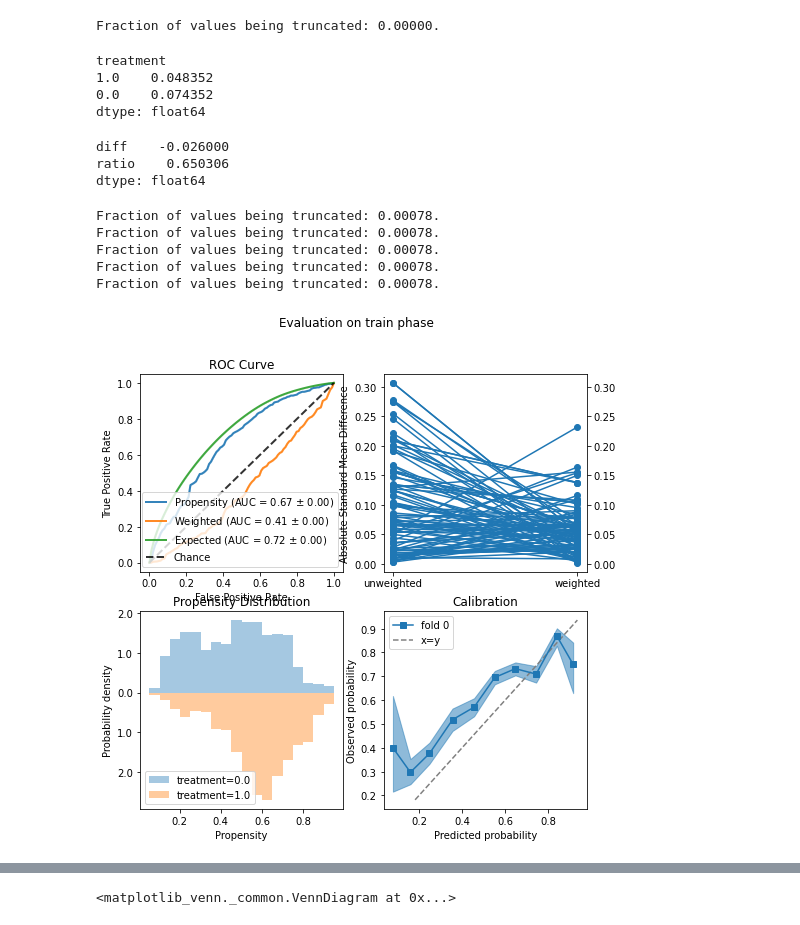
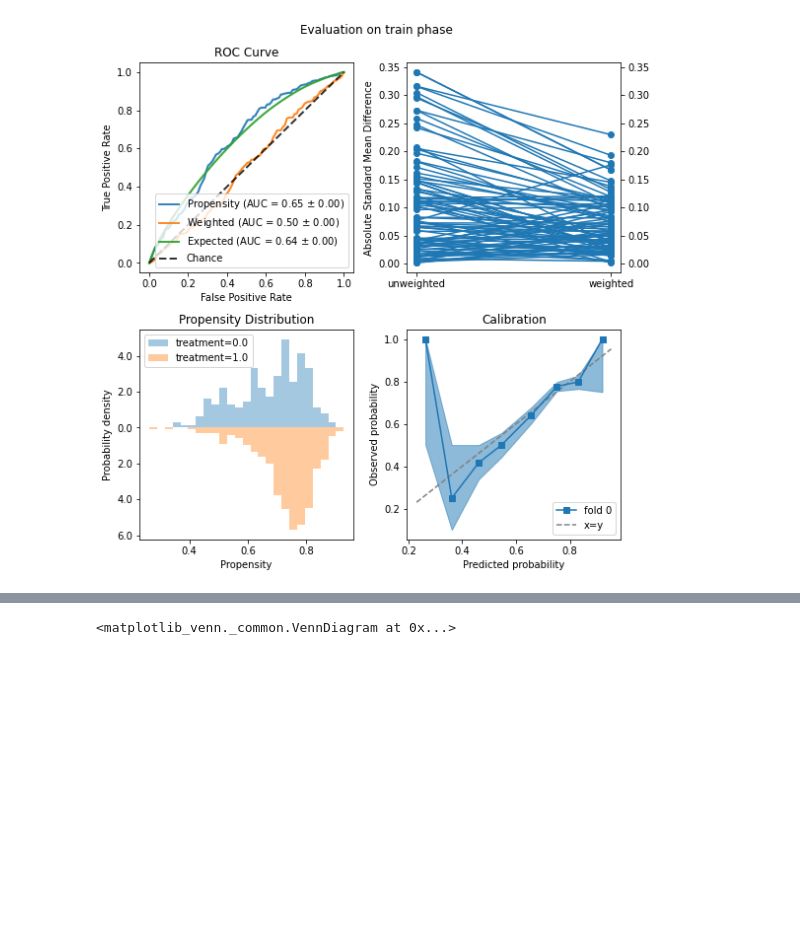
Before and after one commit to Viktour19/overlap-fp, a Jupyter notebook: ptree_exps.ipynb, the cells around one changed output, grey strips where cells are left out. Saved outputs shown, nothing was run; the diff lists cells and outputs as text; code cells hidden in the pictures; blank space fills up the shorter version.

```diff
--- a/ptree_exps.ipynb
+++ b/ptree_exps.ipynb
@@ -136,33 +45,4 @@ DoublyRobustVanilla(outcome_covariates=None, outcome_model=StratifiedStandardiza
-# %%
-pop_outcomes = dr.estimate_population_outcome(X_test, a_test, y_test)
-pop_outcomes.head()
-# %% [output]
-Fraction of values being truncated: 0.00000.
-treatment
-1.0    0.048352
-0.0    0.074352
-dtype: float64
-# %%
-effect = dr.estimate_effect(pop_outcomes[1], pop_outcomes[0],
-                            effect_types=["diff", "ratio"])
-effect
-# %% [output]
-diff    -0.026000
-ratio    0.650306
-dtype: float64
-# %%
-plots=["roc_curve", "covariate_balance_slope", "weight_distribution", "calibration"]
-evaluator = PropensityEvaluator(ipw)
-evaluations = evaluator.evaluate_simple(X_test, a_test, y_test, plots=plots)
-
-fig = evaluations.plots['covariate_balance_slope'].get_figure()
-fig.set_size_inches(8, 8)
-# %% [output]
-Fraction of values being truncated: 0.00078.
-Fraction of values being truncated: 0.00078.
-Fraction of values being truncated: 0.00078.
-Fraction of values being truncated: 0.00078.
-Fraction of values being truncated: 0.00078.
-[figure, removed]
 # %%
-evaluations, X_test, a_test, y_test = model(data_path=DATA_PATH, encode=True, method='sigmoid')
+evaluations, X_test, a_test, y_test = propensity_model(data_path=DATA_PATH, encode=True, method='sigmoid')
+# %% [output]
+[figure, added]
```
Also changed, not shown: parts of 32 cells of this notebook, 10 other files.
